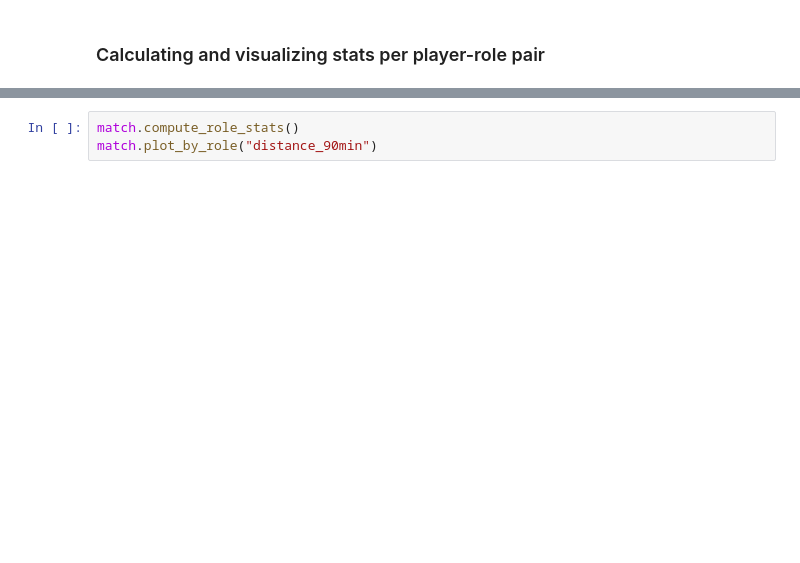
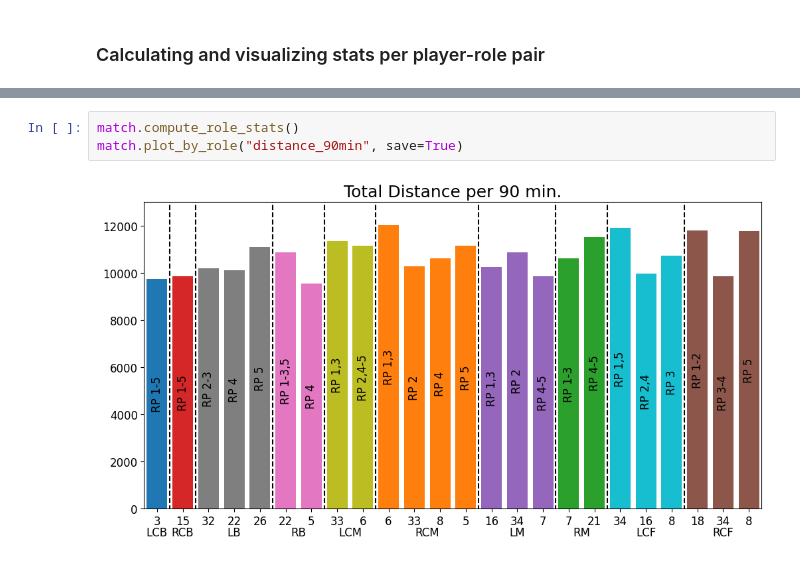
Before and after one commit to hyunsungkim-ds/soccercpd, a Jupyter notebook: tutorial_kloppy.ipynb, the cells around one changed output, grey strips where cells are left out. Drawn from its saved outputs; the diff is of its cells as text; blank space fills up the shorter version.

```diff
--- a/tutorial_kloppy.ipynb
+++ b/tutorial_kloppy.ipynb
@@ -88,3 +140,5 @@ match.plot_by_player("hsr_dist")
 # %%
 match.compute_role_stats()
-match.plot_by_role("distance_90min")
+match.plot_by_role("distance_90min", save=True)
+# %% [output]
+[figure, added]
```
Also changed, not shown: parts of 12 cells of this notebook, 3 other files.
